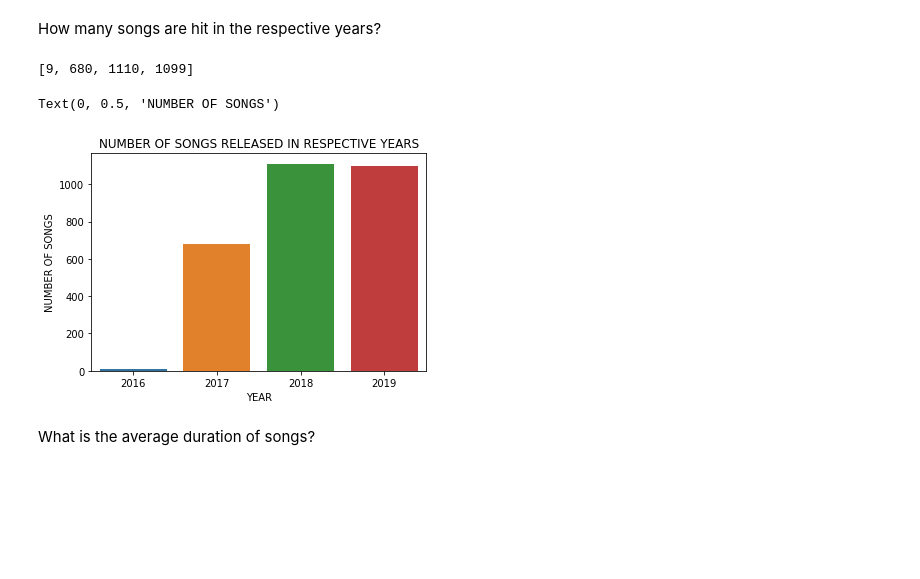
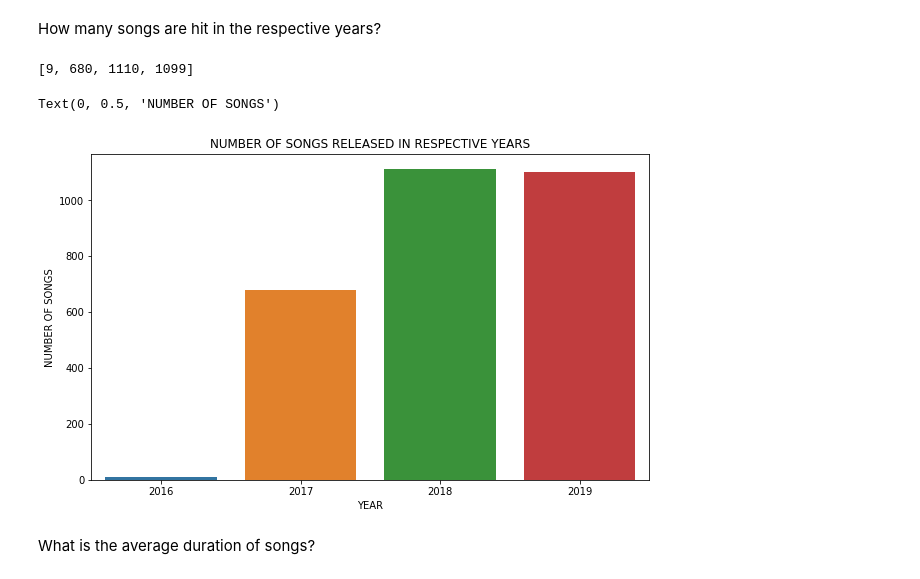
Before and after one commit to vlkumar-859/ml_spotifty, a Jupyter notebook: ml_spotify.ipynb, the cells around one changed output. Cells and saved outputs as stored; diff of their text form; code cells hidden in the pictures; blank space fills up the shorter version.

```diff
--- a/ml_spotify.ipynb
+++ b/ml_spotify.ipynb
@@ -224,29 +224,31 @@ How many songs are hit in the respective years?
 # %%
 hit=[0,0,0,0]
 for i in range(7316):
   if spotify_data.iloc[i]['hit']:
     x=spotify_data.iloc[i]['year']
     if x==2016:
       hit[0]+=1
     elif x==2017:
       hit[1]+=1
     elif x==2018:
       hit[2]+=1
     else:
       hit[3]+=1
 print(hit)
 
+plt.figure(figsize=(10,6))
+
 plt.title("NUMBER OF SONGS RELEASED IN RESPECTIVE YEARS")
 
 sns.barplot(x=[2016,2017,2018,2019], y=hit)
 
 plt.xlabel("YEAR")
 
 plt.ylabel("NUMBER OF SONGS")
 # %% [output]
 [9, 680, 1110, 1099]
 Text(0, 0.5, 'NUMBER OF SONGS')
-[figure, old version]
+[figure, new version]
 # %% [markdown]
 What is the average duration of songs?
 # %%
```
Also changed, not shown: parts of 15 cells of this notebook.
